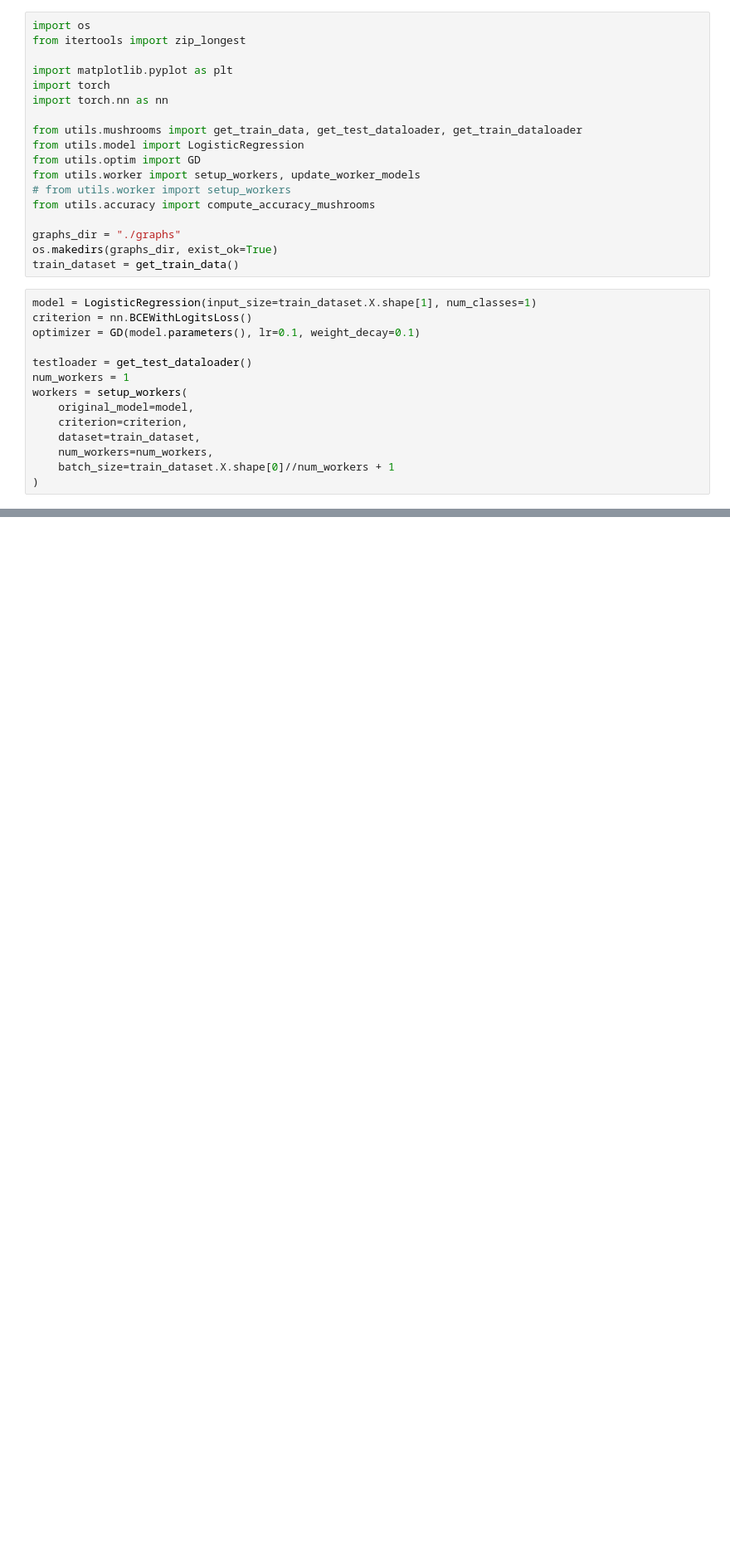
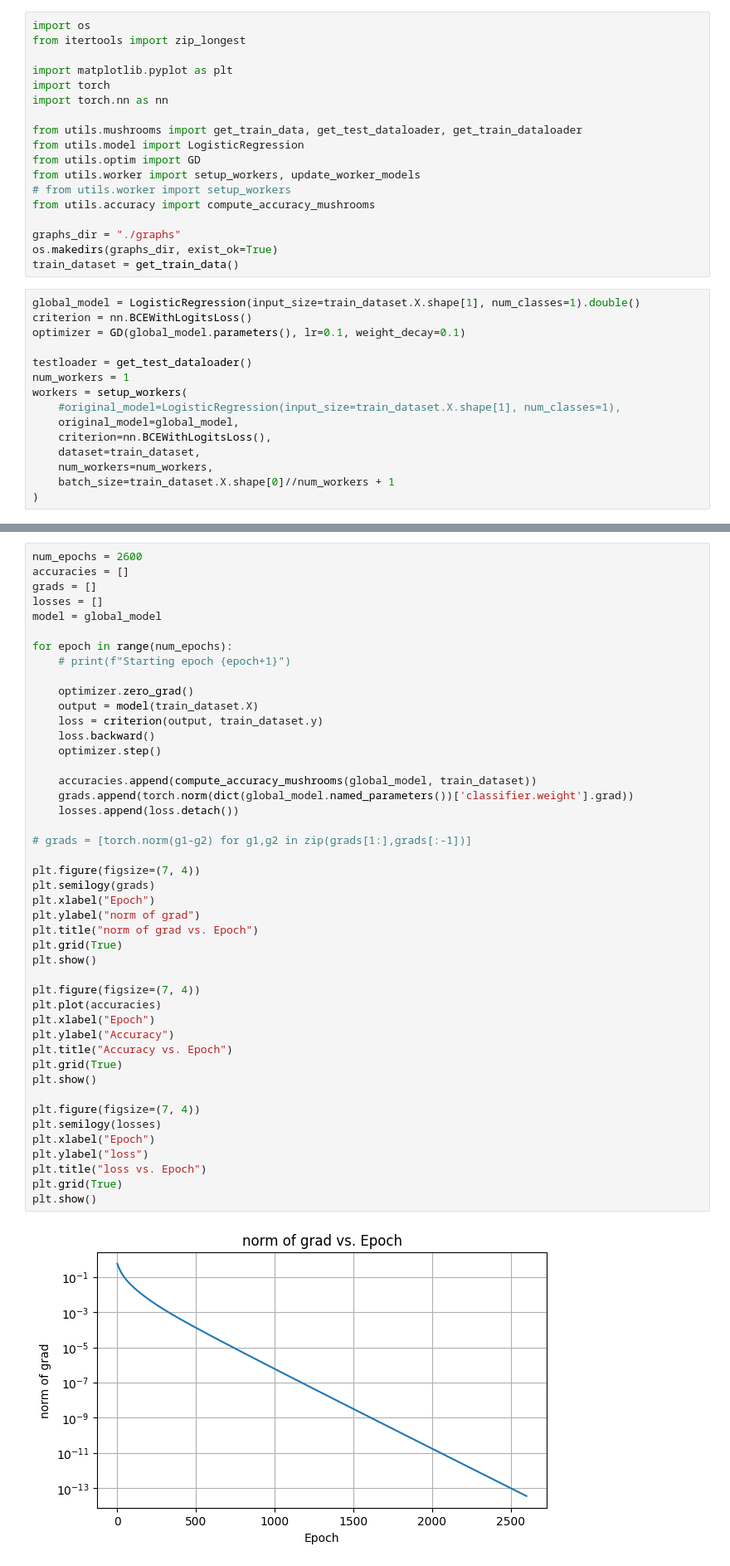
Before and after one commit to NoblFriend/dgd_code_spring2024, a Jupyter notebook: cifar/main_mush.ipynb, the cells around one changed output, grey strips where cells are left out. Shown: that part at 83% size. Saved outputs shown, nothing was run; the diff lists cells and outputs as text; blank space fills up the shorter version.

```diff
--- a/cifar/main_mush.ipynb
+++ b/cifar/main_mush.ipynb
@@ -17,15 +17,16 @@ graphs_dir = "./graphs"
 os.makedirs(graphs_dir, exist_ok=True)
 train_dataset = get_train_data()
 # %%
-model = LogisticRegression(input_size=train_dataset.X.shape[1], num_classes=1)
+global_model = LogisticRegression(input_size=train_dataset.X.shape[1], num_classes=1).double()
 criterion = nn.BCEWithLogitsLoss()
-optimizer = GD(model.parameters(), lr=0.1, weight_decay=0.1)
+optimizer = GD(global_model.parameters(), lr=0.1, weight_decay=0.1)
 
 testloader = get_test_dataloader()
 num_workers = 1
 workers = setup_workers(
-    original_model=model,
-    criterion=criterion,
+    #original_model=LogisticRegression(input_size=train_dataset.X.shape[1], num_classes=1),
+    original_model=global_model,
+    criterion=nn.BCEWithLogitsLoss(),
     dataset=train_dataset,
     num_workers=num_workers,
     batch_size=train_dataset.X.shape[0]//num_workers + 1
@@ -32,0 +105,47 @@ workers = setup_workers(
+# %%
+num_epochs = 2600
+accuracies = []
+grads = []
+losses = []
+model = global_model
+
+for epoch in range(num_epochs):
+    # print(f"Starting epoch {epoch+1}")
+
+    optimizer.zero_grad()
+    output = model(train_dataset.X)
+    loss = criterion(output, train_dataset.y)
+    loss.backward()
+    optimizer.step()
+
+    accuracies.append(compute_accuracy_mushrooms(global_model, train_dataset))
+    grads.append(torch.norm(dict(global_model.named_parameters())['classifier.weight'].grad))
+    losses.append(loss.detach())
+
+# grads = [torch.norm(g1-g2) for g1,g2 in zip(grads[1:],grads[:-1])]
+
+plt.figure(figsize=(7, 4))
+plt.semilogy(grads)
+plt.xlabel("Epoch")
+plt.ylabel("norm of grad")
+plt.title("norm of grad vs. Epoch")
+plt.grid(True)
+plt.show()
+
+plt.figure(figsize=(7, 4))
+plt.plot(accuracies)
+plt.xlabel("Epoch")
+plt.ylabel("Accuracy")
+plt.title("Accuracy vs. Epoch")
+plt.grid(True)
+plt.show()
+
+plt.figure(figsize=(7, 4))
+plt.semilogy(losses)
+plt.xlabel("Epoch")
+plt.ylabel("loss")
+plt.title("loss vs. Epoch")
+plt.grid(True)
+plt.show()
+# %% [output]
+[figure, added]
```
Also changed, not shown: parts of 5 cells of this notebook, 7 other files.
